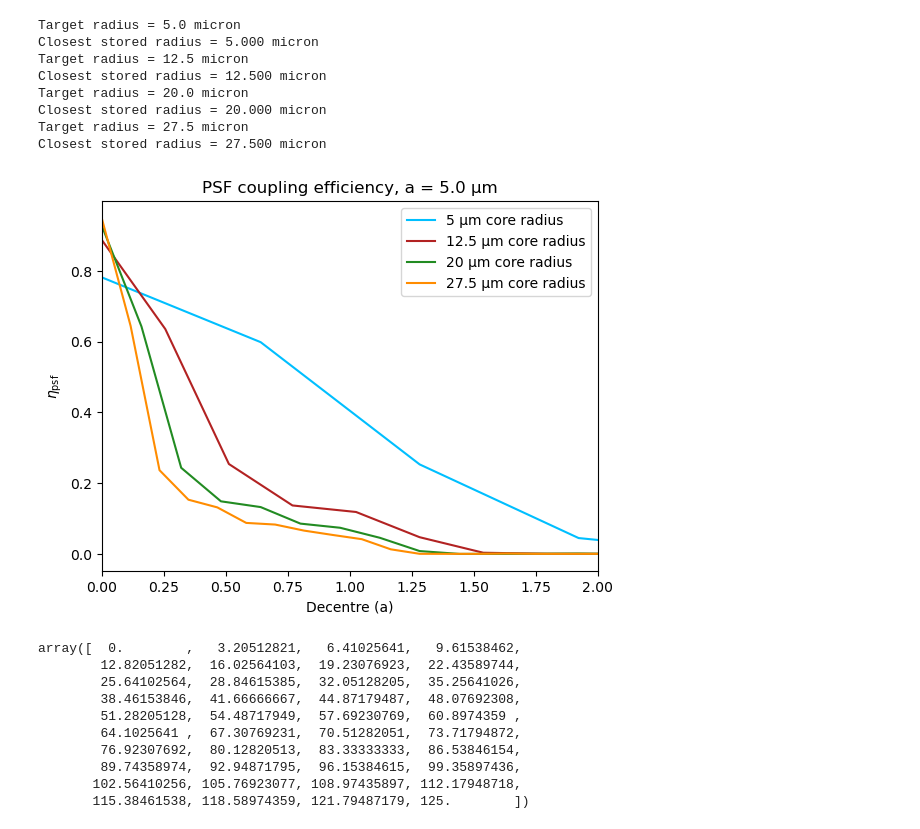
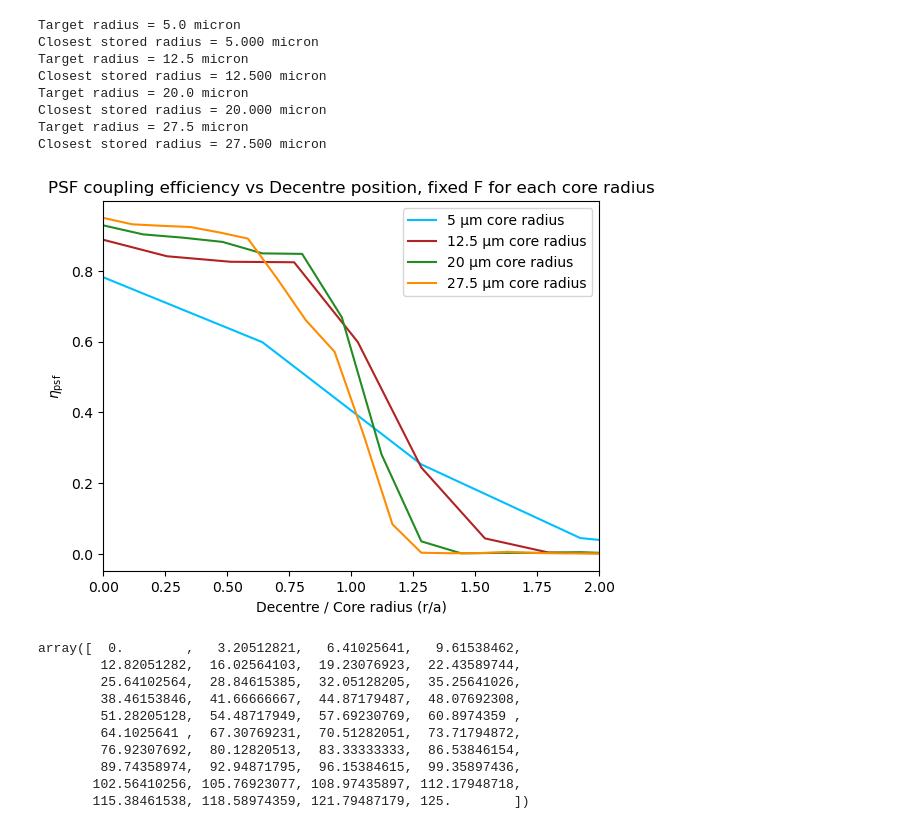
Before and after one commit to TongyueLiu/OH-Suppression-MRes-Project, a Jupyter notebook: notebooks/2D electric field calculations.ipynb, the cells around one changed output. Drawn from its saved outputs; the diff is of its cells as text; code cells hidden in the pictures.

```diff
--- a/notebooks/2D electric field calculations.ipynb
+++ b/notebooks/2D electric field calculations.ipynb
@@ -537,7 +539,7 @@ def prepare_modes_2d(
             print(f"Warning: V={V:.3f} > 2.405, the fibre would support more modes than just LP01, the 'smf' case may be impractical.")
 
     elif mode_case == "few_mode":
-        allmodes = modes(V) # compute all modes supported by the fibre based on the V number
+        allmodes = modes(V, az_sym_only=az_sym) # compute all modes supported by the fibre based on the V number
 
         if az_sym:
             allmodes = [mode for mode in allmodes if mode[0] == 0] # only keep azimuthally symmetric modes if az_sym is True
@@ -1389,7 +1429,7 @@ def background_efficiency_vs_core_radius_2d(
     return results
 # %%
 # core_radius_test_small = np.linspace(1.2e-6, 20e-6, 80)
-results_bg_smf = background_efficiency_vs_core_radius_2d(
+results_bg_mmf = background_efficiency_vs_core_radius_2d(
     core_radius_array=core_radius_range_test,
     x=x,
     y=y,
@@ -1398,7 +1438,7 @@ results_bg_smf = background_efficiency_vs_core_radius_2d(
     NA=NA,
     lam0=lam0,
     alpha=0.0,
-    az_sym=True,
+    az_sym=False,
     mode_case="few_mode",
     decentre_max=None,
     n_decentre=40,
@@ -1513,7 +1593,7 @@ import numpy as np
 import matplotlib.pyplot as plt
 
 # Extract result around 10 micron core radius
-result_10um = results_bg_smf[150]
+result_10um = results_bg_mmf[150]
 
 a_10um = result_10um["a"]
 decentre_array = result_10um["decentre_array"]
@@ -1555,12 +1635,12 @@ target_radii_m = np.array(target_radii_um) * 1e-6 # convert to meters
 result_fixed_a_list = []
 eta_2d_map_list = []
 
-a_array = np.array([row["a"] for row in results_bg_smf])
+a_array = np.array([row["a"] for row in results_bg_mmf])
 
 for target_a in target_radii_m:
     # Find the index of the closest core radius in the results
     idx = np.argmin(np.abs(a_array - target_a))
-    result_fixed_a = results_bg_smf[idx]
+    result_fixed_a = results_bg_mmf[idx]
 
     # Extract the relevant data for this core radius
     a_at_target = result_fixed_a["a"]
@@ -1628,16 +1708,16 @@ eta_psf_27p5um = result_fixed_a_list[3]["eta_psf"]
 # %%
 plt.plot(decentre_array / a_5um, eta_psf_5um, color='deepskyblue', label='5 µm core radius')
 plt.plot(decentre_array / a_12p5um, eta_psf_12p5um, color='firebrick', label='12.5 µm core radius')
 plt.plot(decentre_array / a_20um, eta_psf_20um, color='forestgreen', label='20 µm core radius')
 plt.plot(decentre_array / a_27p5um, eta_psf_27p5um, color='darkorange', label='27.5 µm core radius')
-plt.xlabel("Decentre (a)")
+plt.xlabel("Decentre / Core radius (r/a)")
 plt.ylabel(r"$\eta_{\rm psf}$")
-plt.title(f"PSF coupling efficiency, a = {a_5um*1e6:.1f} µm")
+plt.title(f"PSF coupling efficiency vs Decentre position, fixed F for each core radius")
 plt.xlim(0, 2)
 plt.legend()
 plt.show()
 # %% [output]
-[figure, old version]
+[figure, new version]
 # %%
 decentre_array * 1e6
 # %% [output]
```
Also changed, not shown: parts of 33 cells of this notebook, 2 other files.
